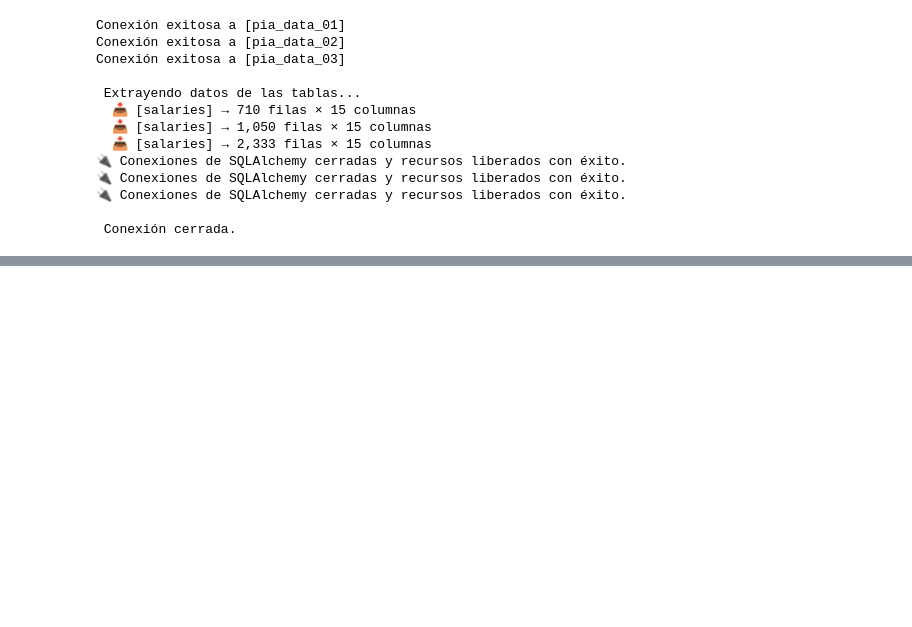
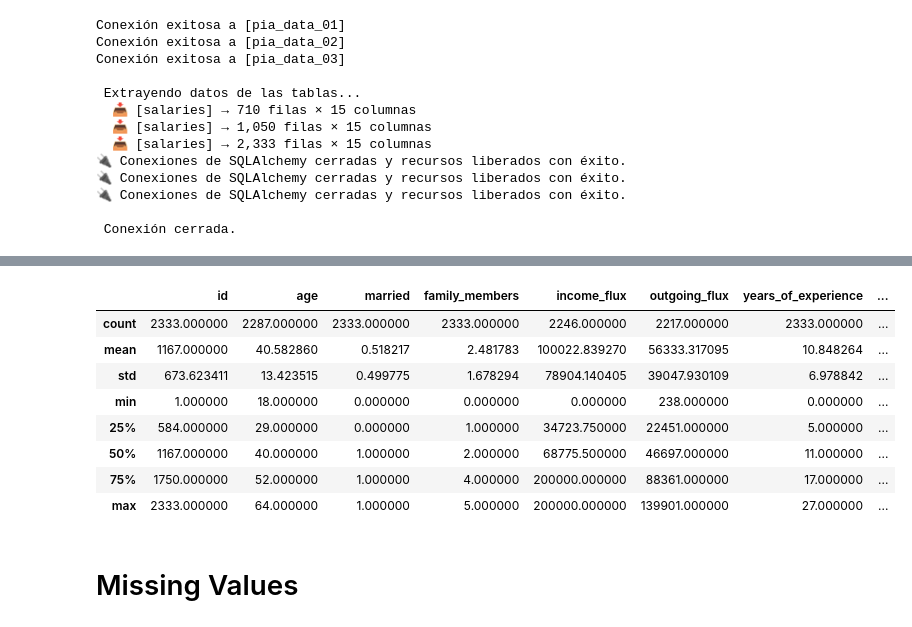
Before and after one commit to CayeRZ/Laboratorio-manejo-de-datos, a Jupyter notebook: analisisLab1.ipynb, the cells around one changed output, grey strips where cells are left out. Cells and saved outputs as stored; diff of their text form; code cells hidden in the pictures; blank space fills up the shorter version.

```diff
--- a/analisisLab1.ipynb
+++ b/analisisLab1.ipynb
@@ -260,0 +508,14 @@ Estadísticas descriptivas:
+# %%
+data_raw_03.describe()
+# %% [output]
+|  | id | age | married | family_members | income_flux | outgoing_flux | years_of_experience | ... |
+| count | 2333.000000 | 2287.000000 | 2333.000000 | 2333.000000 | 2246.000000 | 2217.000000 | 2333.000000 | ... |
+| mean | 1167.000000 | 40.582860 | 0.518217 | 2.481783 | 100022.839270 | 56333.317095 | 10.848264 | ... |
+| std | 673.623411 | 13.423515 | 0.499775 | 1.678294 | 78904.140405 | 39047.930109 | 6.978842 | ... |
+| min | 1.000000 | 18.000000 | 0.000000 | 0.000000 | 0.000000 | 238.000000 | 0.000000 | ... |
+| 25% | 584.000000 | 29.000000 | 0.000000 | 1.000000 | 34723.750000 | 22451.000000 | 5.000000 | ... |
+| 50% | 1167.000000 | 40.000000 | 1.000000 | 2.000000 | 68775.500000 | 46697.000000 | 11.000000 | ... |
+| 75% | 1750.000000 | 52.000000 | 1.000000 | 4.000000 | 200000.000000 | 88361.000000 | 17.000000 | ... |
+| max | 2333.000000 | 64.000000 | 1.000000 | 5.000000 | 200000.000000 | 139901.000000 | 27.000000 | ... |
+# %% [markdown]
+# Missing Values
```
Also changed, not shown: parts of 33 cells of this notebook.
